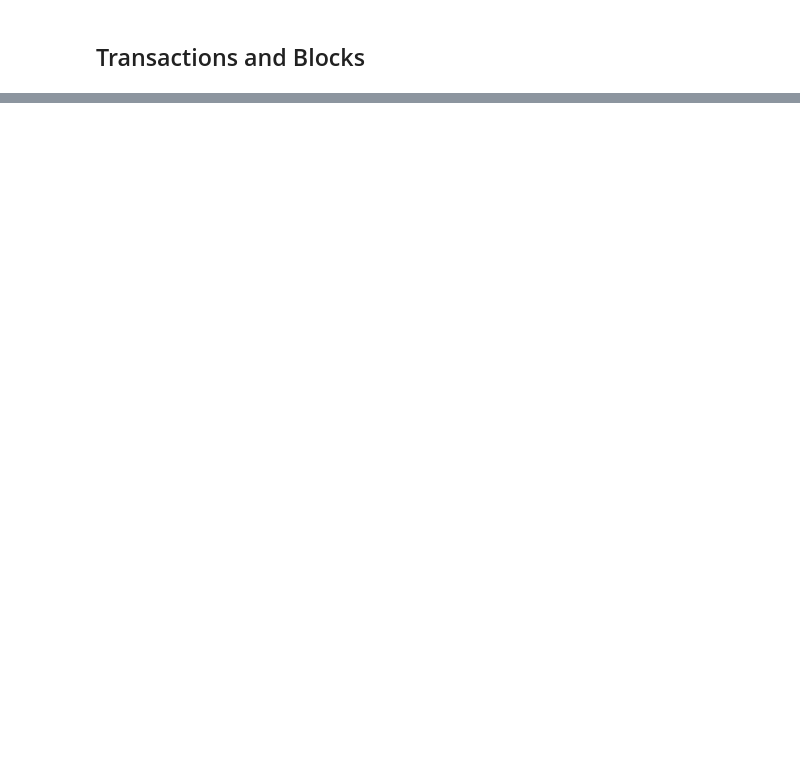
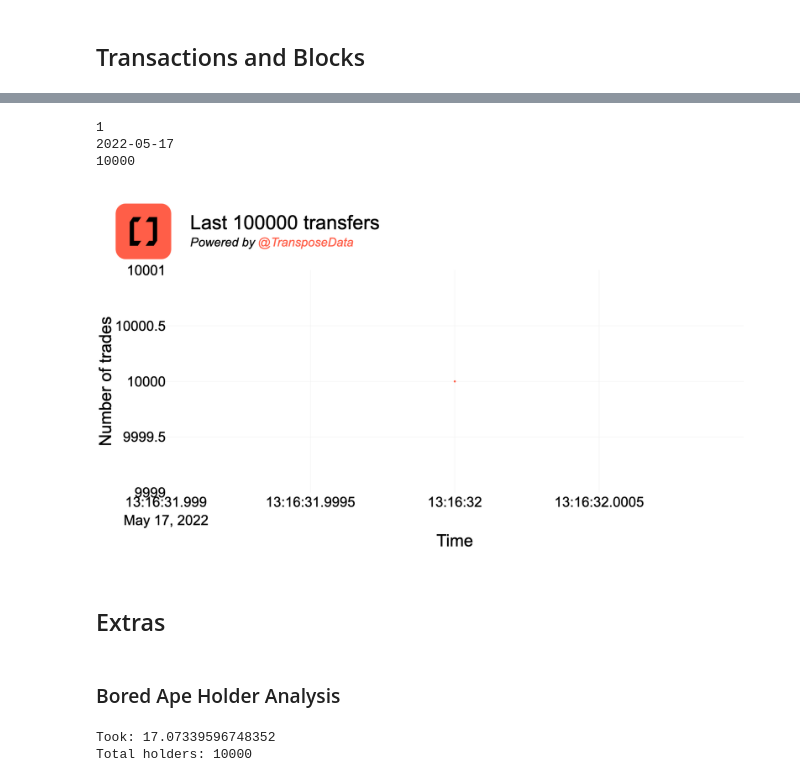
Before and after one commit to longtailfinancial/transpose-atoms, a Jupyter notebook: Transpose Demo.ipynb, the cells around one changed output, grey strips where cells are left out. Drawn from its saved outputs; the diff is of its cells as text; code cells hidden in the pictures; blank space fills up the shorter version.

```diff
--- a/Transpose Demo.ipynb
+++ b/Transpose Demo.ipynb
@@ -21,0 +345,60 @@ AttributeError: 'Transpose' object has no attribute 'api_key'
+# %%
+# Let's graph it
+import datetime
+import pandas as pd
+from IPython.display import Image
+from transpose.extras import Plot
+
+# Get data
+month_ago = datetime.datetime.now() - datetime.timedelta(days=31)
+bulk_transfers = api.bulk_request(api.token.transfers_by_contract_address(weth_address, transferred_after=month_ago, limit=500), 20, 10000)
+
+# Aggregate by day
+counts = {}
+for transfer in bulk_transfers:
+    if transfer.timestamp[:10] in counts.keys():
+        counts[transfer.timestamp[:10]] += 1
+    else:
+        counts[transfer.timestamp[:10]] = 1
+counts_list = [counts[x] for x in counts.keys()]
+x = pd.date_range(bulk_transfers[0].timestamp, bulk_transfers[-1].timestamp, periods=len(counts_list))
+
+print(len(counts))
+for i in counts.keys():
+    print(i)
+    print(counts[i])
+    break
+
+# Set up chart
+chart = Plot(title="Last 100000 transfers")
+chart.add_data({
+    'x': x,
+    'y': counts_list,
+    'y_axis': "Number of trades",
+    'x_axis': "Time"
+})
+
+chart.render(path='/Users/mcalvey/Documents/transpose/code.nosync/live-demo/img/transfers.png', format='png')
+Image(filename='/Users/mcalvey/Documents/transpose/code.nosync/live-demo/img/transfers.png')
+# %% [output]
+1
+2022-05-17
+10000
+[figure, added]
+# %% [markdown]
+## Extras
+# %% [markdown]
+### Bored Ape Holder Analysis
+# %%
+import time
+# Time to dive deeper into holder data
+
+# Get all holders of the NFT
+t0 = time.time()
+all_holders = api.bulk_request(api.nft.owners_by_contract_address(contract_address=bayc_contract_address, limit=500), 20, 10000)
+t1 = time.time()
+print("Took: {}".format(t1 - t0))
+print("Total holders: " + str(len(all_holders)))
+# %% [output]
+Took: 17.07339596748352
+Total holders: 10000
```
Also changed, not shown: parts of 35 cells of this notebook.
